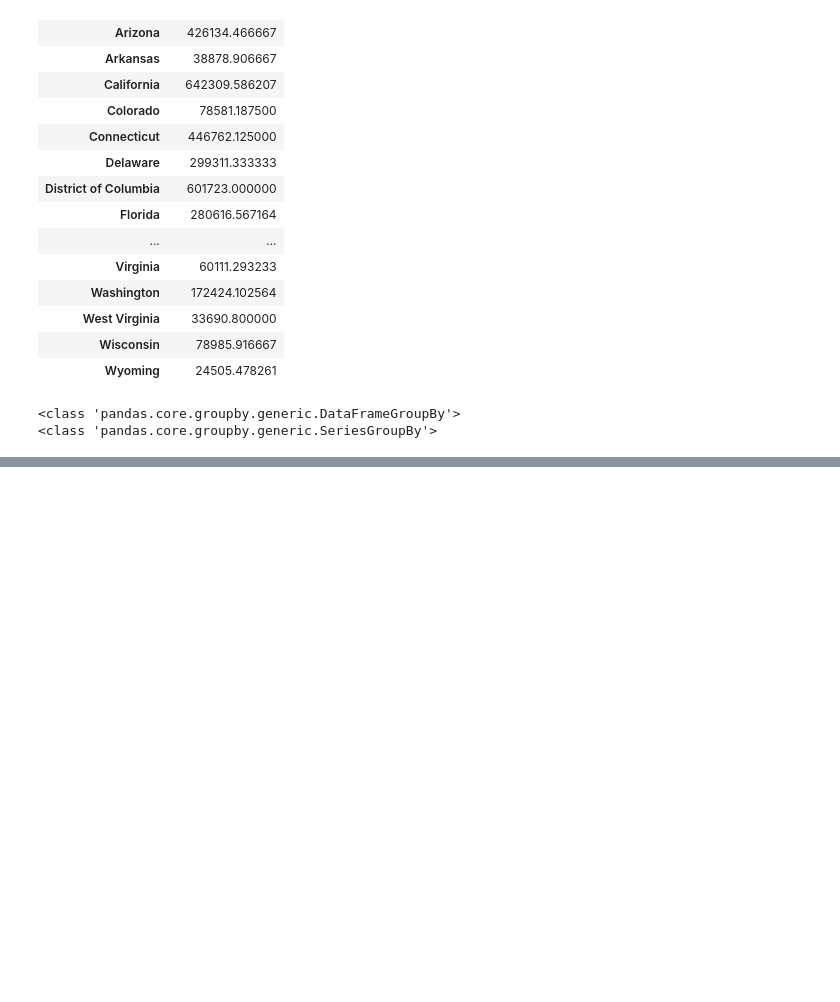
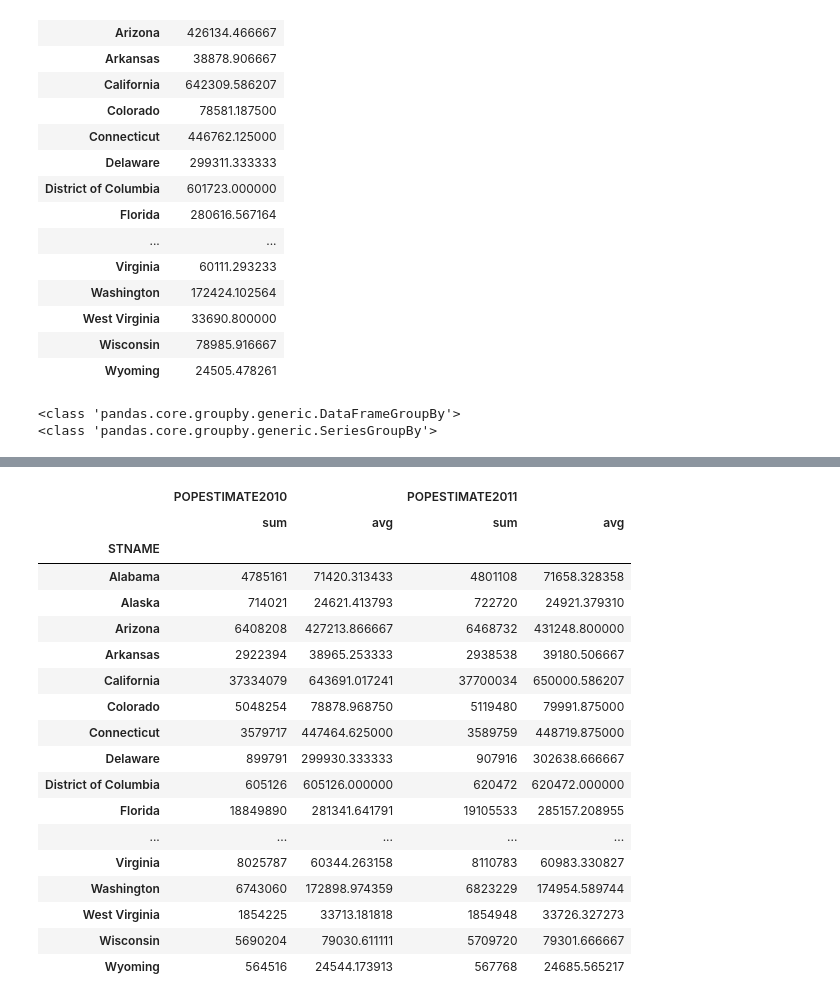
Before and after one commit to Udityanshu/applied_data_science_with_python, a Jupyter notebook: Intro_to_Data_Science_in_python/Week 3/Group by.ipynb, the cells around one changed output, grey strips where cells are left out. Drawn from its saved outputs; the diff is of its cells as text; code cells hidden in the pictures; blank space fills up the shorter version.

```diff
--- a/Intro_to_Data_Science_in_python/Week 3/Group by.ipynb
+++ b/Intro_to_Data_Science_in_python/Week 3/Group by.ipynb
@@ -121,3 +143,6 @@ print(type(df.groupby(level=0)['POPESTIMATE2010']))
 # %% [output]
 <class 'pandas.core.groupby.generic.DataFrameGroupBy'>
 <class 'pandas.core.groupby.generic.SeriesGroupBy'>
+# %%
+pd.set_option('display.max_columns', None)
+pd.set_option('display.max_rows', None)
@@ -124,4 +169,3 @@ print(type(df.groupby(level=0)['POPESTIMATE2010']))
 # %%
-(df.set_index('STNAME').groupby(level=0)['CENSUS2010POP']
-    .agg({'avg': np.average, 'sum': np.sum}))
+(df.set_index('STNAME').groupby(level=0)['CENSUS2010POP'].agg([('sum', np.sum), ('avg', np.average)]))
 # %% [output]
@@ -128,0 +190,23 @@ SpecificationError: nested renamer is not supported
+# %%
+(df.set_index('STNAME').groupby(level=0)['POPESTIMATE2010','POPESTIMATE2011']
+     .agg([('sum',np.sum), ('avg',np.average)]))
+# %% [output]
+|  | POPESTIMATE2010 |  | POPESTIMATE2011 |  |
+|  | sum | avg | sum | avg |
+| STNAME |  |  |  |  |
+| Alabama | 4785161 | 71420.313433 | 4801108 | 71658.328358 |
+| Alaska | 714021 | 24621.413793 | 722720 | 24921.379310 |
+| Arizona | 6408208 | 427213.866667 | 6468732 | 431248.800000 |
+| Arkansas | 2922394 | 38965.253333 | 2938538 | 39180.506667 |
+| California | 37334079 | 643691.017241 | 37700034 | 650000.586207 |
+| Colorado | 5048254 | 78878.968750 | 5119480 | 79991.875000 |
+| Connecticut | 3579717 | 447464.625000 | 3589759 | 448719.875000 |
+| Delaware | 899791 | 299930.333333 | 907916 | 302638.666667 |
+| District of Columbia | 605126 | 605126.000000 | 620472 | 620472.000000 |
+| Florida | 18849890 | 281341.641791 | 19105533 | 285157.208955 |
+| ... | ... | ... | ... | ... |
+| Virginia | 8025787 | 60344.263158 | 8110783 | 60983.330827 |
+| Washington | 6743060 | 172898.974359 | 6823229 | 174954.589744 |
+| West Virginia | 1854225 | 33713.181818 | 1854948 | 33726.327273 |
+| Wisconsin | 5690204 | 79030.611111 | 5709720 | 79301.666667 |
+| Wyoming | 564516 | 24544.173913 | 567768 | 24685.565217 |
```
Also changed, not shown: parts of 12 cells of this notebook.
